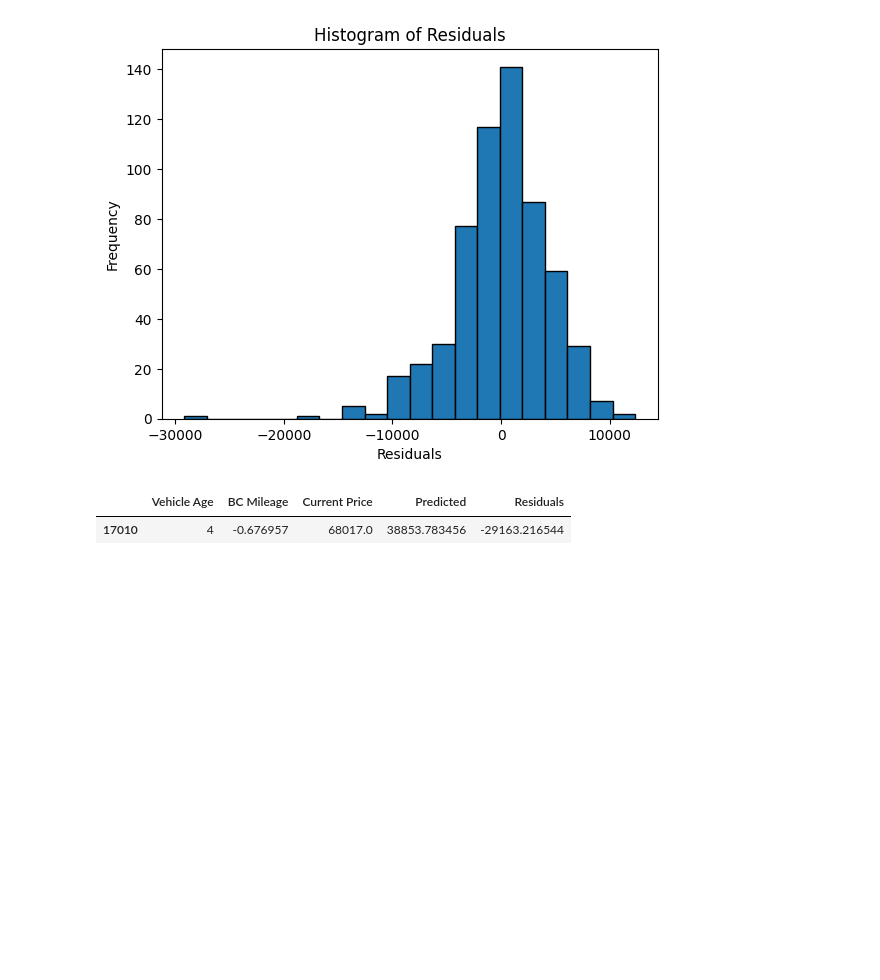
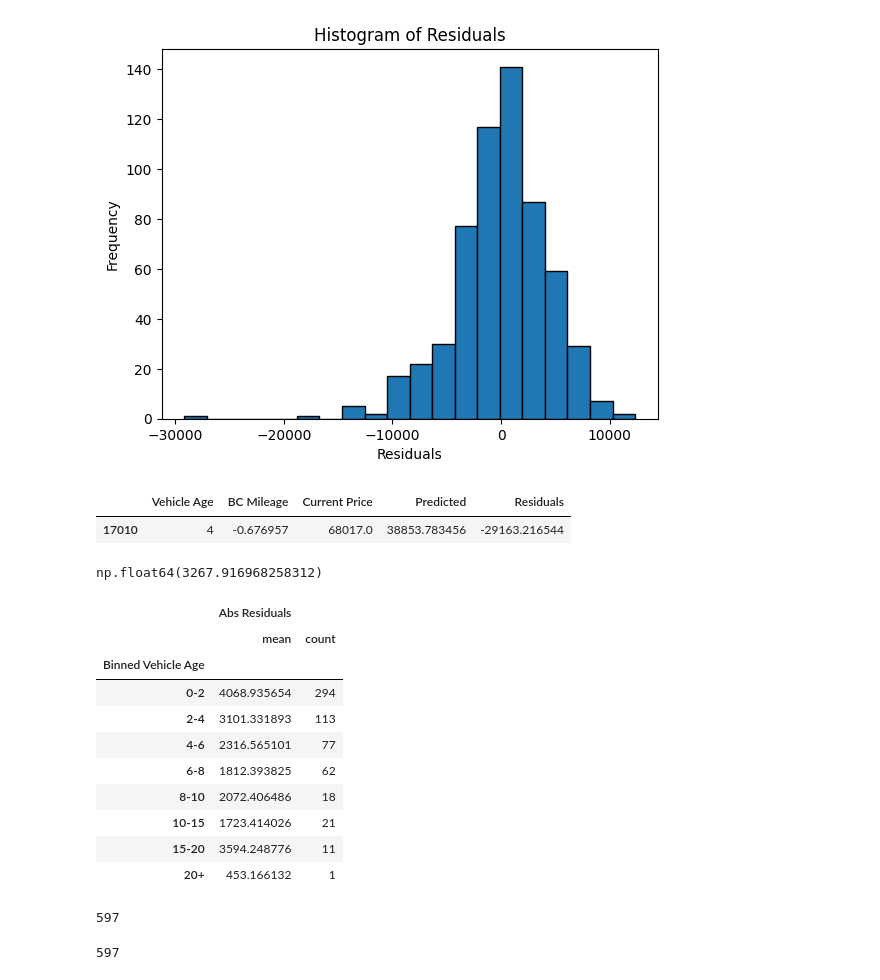
Before and after one commit to mglissmann/usa_car_sale_prices, a Jupyter notebook: analysis.ipynb, the cells around one changed output. Saved outputs shown, nothing was run; the diff lists cells and outputs as text; code cells hidden in the pictures; blank space fills up the shorter version.

```diff
--- a/analysis.ipynb
+++ b/analysis.ipynb
@@ -354,3 +359,36 @@ residuals.loc[[greatest_residual_index]]
 # %% [output]
 |  | Vehicle Age | BC Mileage | Current Price | Predicted | Residuals |
 | 17010 | 4 | -0.676957 | 68017.0 | 38853.783456 | -29163.216544 |
+# %%
+residuals['Abs Residuals'] = abs(residuals['Residuals'])
+residuals['Abs Residuals'].mean()
+# %% [output]
+np.float64(3267.916968258312)
+# %%
+# define bin edges for Vehicle Age
+bins = [-1, 2, 4, 6, 8, 10, 15, 20, 100000]
+labels = ['0-2', '2-4', '4-6', '6-8', '8-10', '10-15', '15-20', '20+']
+
+residuals['Binned Vehicle Age'] = pd.cut(residuals['Vehicle Age'], bins=bins, labels=labels)
+
+residuals.groupby(by='Binned Vehicle Age', observed=True).agg({'Abs Residuals':['mean', 'count']})
+# %% [output]
+|  | Abs Residuals |  |
+|  | mean | count |
+| Binned Vehicle Age |  |  |
+| 0-2 | 4068.935654 | 294 |
+| 2-4 | 3101.331893 | 113 |
+| 4-6 | 2316.565101 | 77 |
+| 6-8 | 1812.393825 | 62 |
+| 8-10 | 2072.406486 | 18 |
+| 10-15 | 1723.414026 | 21 |
+| 15-20 | 3594.248776 | 11 |
+| 20+ | 453.166132 | 1 |
+# %%
+294 + 113 + 77 + 62 + 18 + 21 + 11 + 1
+# %% [output]
+597
+# %%
+len(residuals)
+# %% [output]
+597
```
Also changed, not shown: parts of 5 cells of this notebook, 2 other files.
